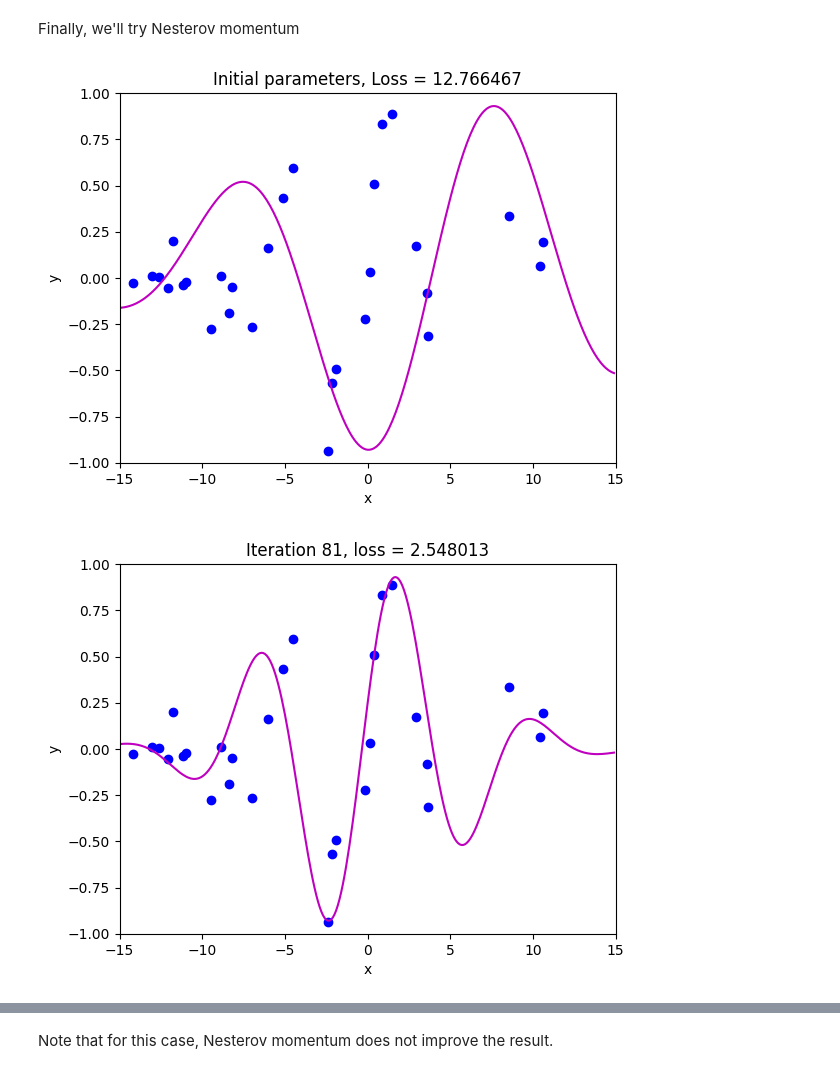
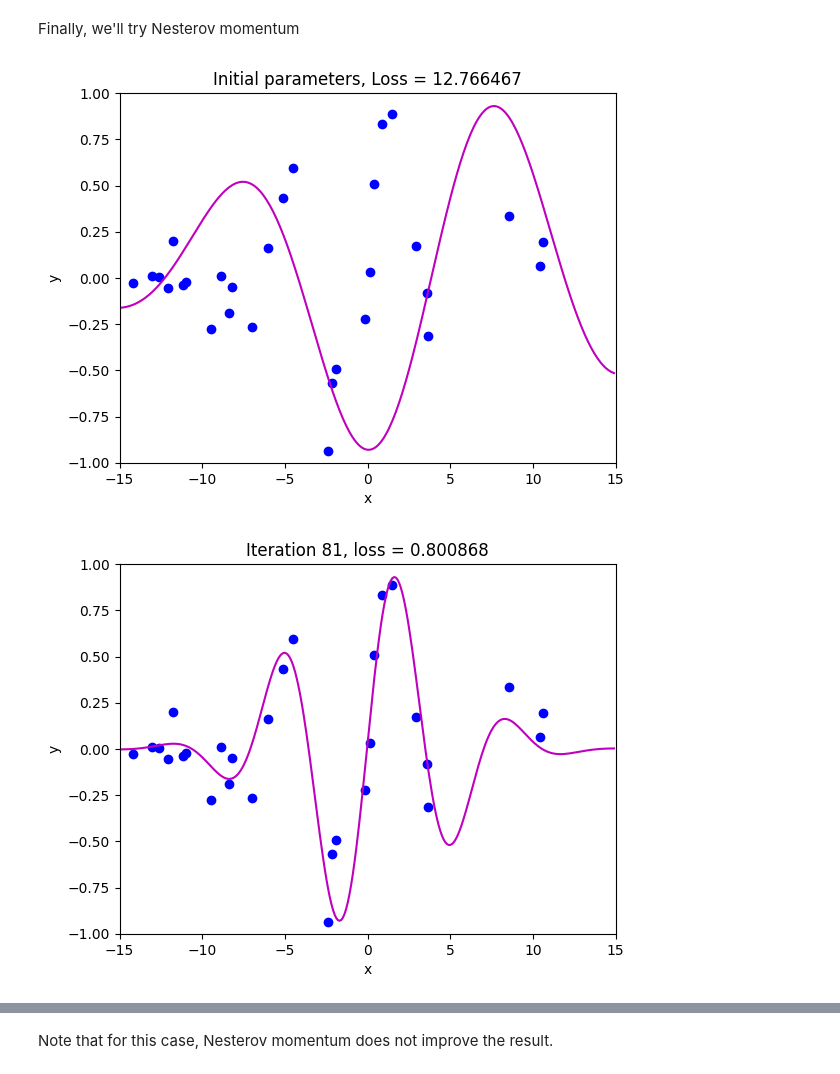
Before and after one commit to muddlebee/udlbook, a Jupyter notebook: Notebooks/Chap06/6_4_Momentum.ipynb, the cells around one changed output, grey strips where cells are left out. Cells and saved outputs as stored; diff of their text form; code cells hidden in the pictures.

Commit message:
6.4 and 6.5 : momentum, nesterov and adam impl

```diff
--- a/Notebooks/Chap06/6_4_Momentum.ipynb
+++ b/Notebooks/Chap06/6_4_Momentum.ipynb
@@ -208,34 +247,34 @@ def compute_nesterov_momentum(gradient, momentum, beta):
 # %%
 # Set the random number generator so you always get same numbers (disable if you don't want this)
 np.random.seed(1)
 # Initialize the parameters
 n_steps = 81
 batch_size = 5
 alpha = 0.6
 beta = 0.6
 momentum = np.zeros([2,1])
 phi_all = np.zeros((2,n_steps+1))
 phi_all[0,0] = -1.5
 phi_all[1,0] = 6.5
 
 # Measure loss and draw initial model
 loss =  compute_loss(data[0,:], data[1,:], model, phi_all[:,0:1])
 draw_model(data,model,phi_all[:,0:1], "Initial parameters, Loss = %f"%(loss))
 
-for c_step in range (n_steps):
-  # Choose random batch indices
-  batch_index = np.random.permutation(data.shape[1])[0:batch_size]
-  # TODO -- calculate Nesterov momentum - replace the lines below
-  gradient = np.zeros([2,1])
-  momentum = np.zeros([2,1])
-  gradient = compute_gradient(data[0,batch_index], data[1,batch_index],  phi_all[:,c_step:c_step+1])
-  momentum = compute_nesterov_momentum(momentum, gradient, beta)
-  # Update the parameters
-  phi_all[:,c_step+1:c_step+2] = phi_all[:,c_step:c_step+1] - alpha * momentum
+# In the main loop:
+for c_step in range(n_steps):
+    # Choose random batch indices
+    batch_index = np.random.permutation(data.shape[1])[0:batch_size]
+
+    # Compute the "look-ahead" position
+    phi_lookahead = phi_all[:, c_step:c_step+1] - alpha * beta * momentum
+    gradient = compute_gradient(data[0, batch_index], data[1, batch_index], phi_lookahead)
+    momentum = compute_nesterov_momentum(gradient, momentum, beta)
+    phi_all[:, c_step+1:c_step+2] = phi_all[:, c_step:c_step+1] - alpha * momentum
 
 loss =  compute_loss(data[0,:], data[1,:], model, phi_all[:,c_step+1:c_step+2])
 draw_model(data,model,phi_all[:,c_step+1], "Iteration %d, loss = %f"%(c_step+1,loss))
 draw_loss_function(compute_loss, data, model,phi_all)
 # %% [output]
 [figure]
-[figure, old version]
+[figure, new version]
```
Also changed, not shown: parts of 3 cells of this notebook, 3 other files.
